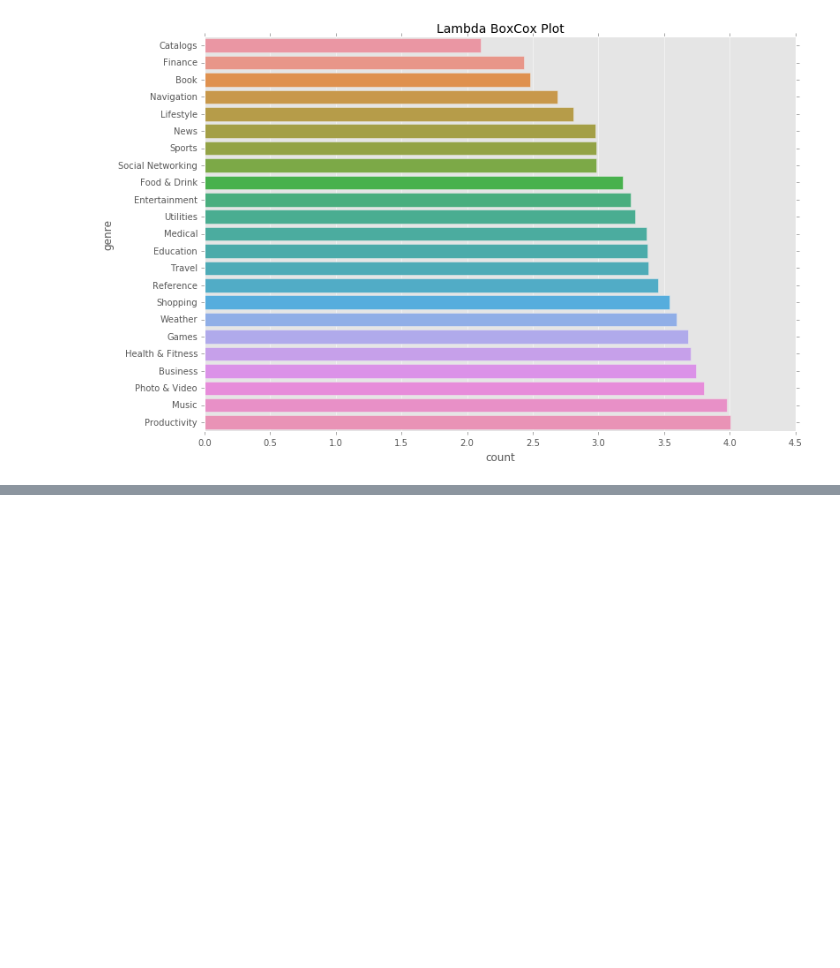
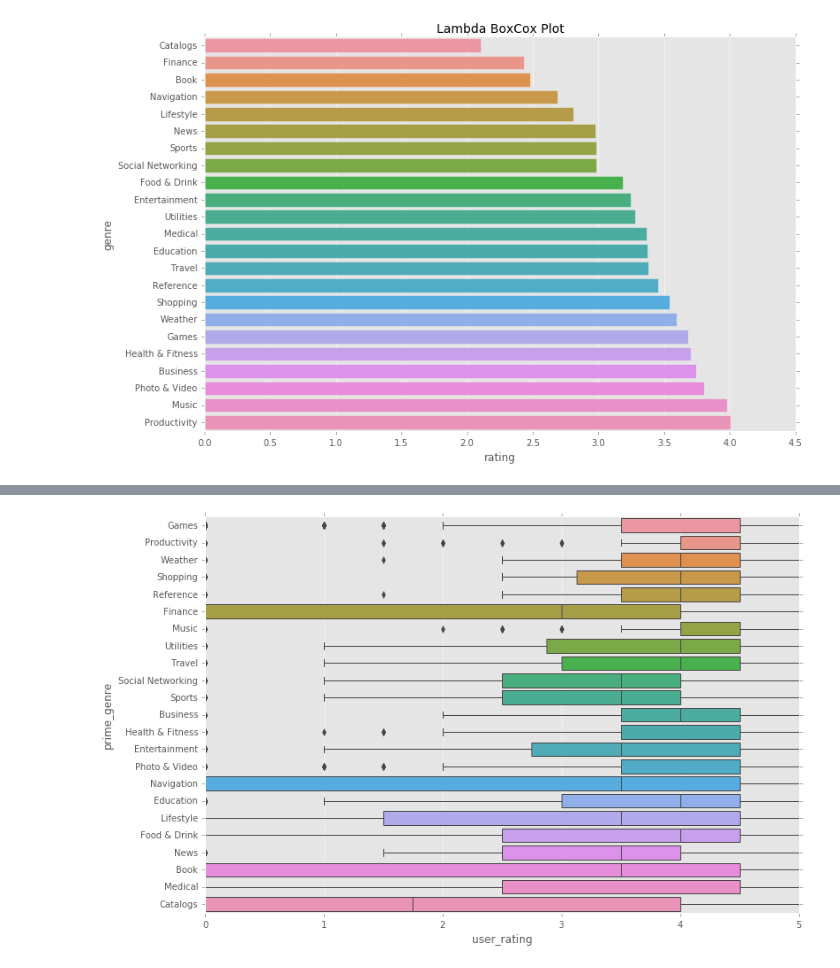
Before and after one commit to Timodhau/App-store-applications-Data-science, a Jupyter notebook: Untitled0.ipynb, the cells around one changed output, grey strips where cells are left out. Drawn from its saved outputs; the diff is of its cells as text; code cells hidden in the pictures; blank space fills up the shorter version.

```diff
--- a/Untitled0.ipynb
+++ b/Untitled0.ipynb
@@ -241,0 +269,5 @@ plt.show()
+# %%
+f, ax = plt.subplots(1,1,figsize = (12,8))
+ax = sns.boxplot(x="user_rating", y='prime_genre', data=df)
+# %% [output]
+[figure, added]
```
Also changed, not shown: parts of 4 cells of this notebook.
